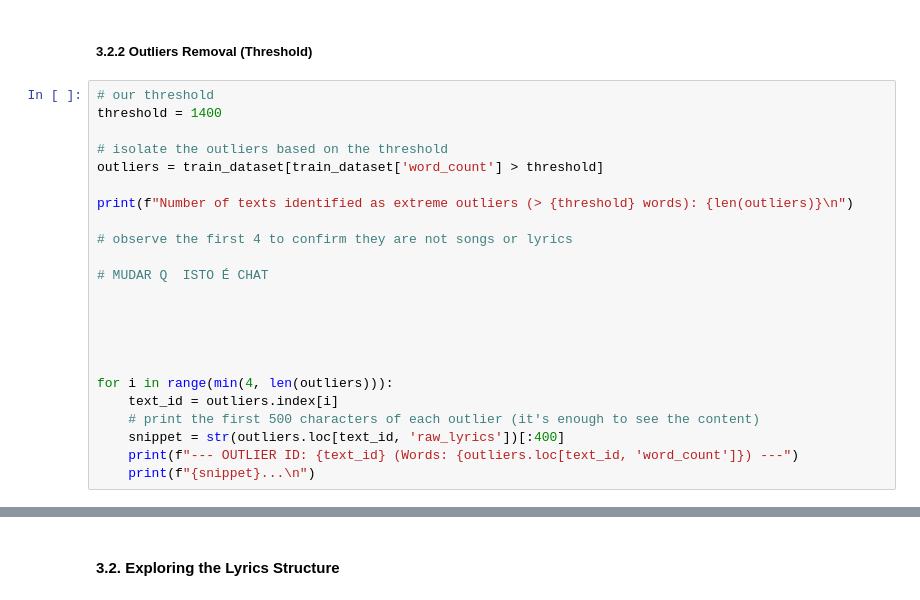
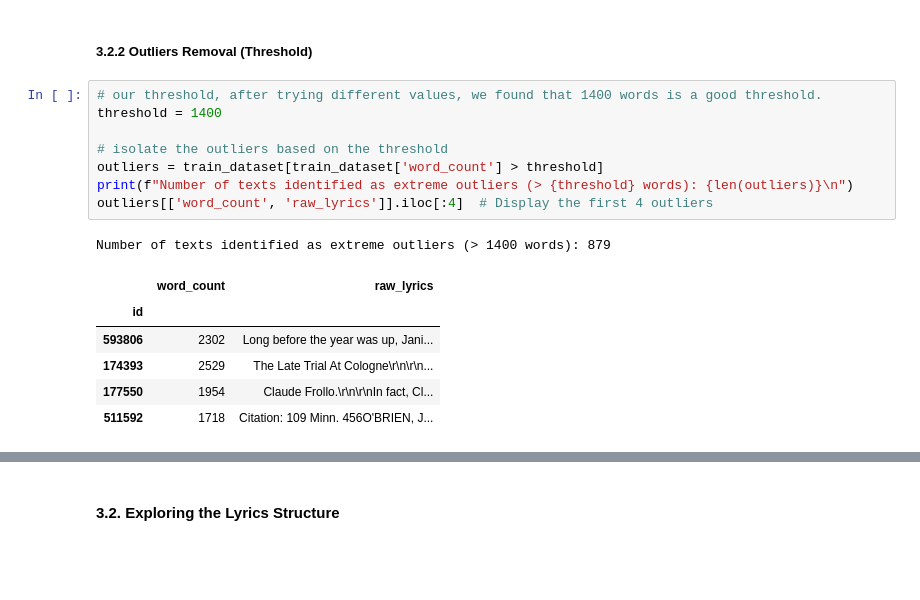
Before and after one commit to tiago2806/text-mining-project, a Jupyter notebook: 02 Data Exploration and Preprocessing.ipynb, the cells around one changed output, grey strips where cells are left out. Drawn from its saved outputs; the diff is of its cells as text; blank space fills up the shorter version.

```diff
--- a/02 Data Exploration and Preprocessing.ipynb
+++ b/02 Data Exploration and Preprocessing.ipynb
@@ -203,27 +325,20 @@ To ensure the integrity and quality of our model, we need to establish a maximum
 # %% [markdown]
 ##### **3.2.2 Outliers Removal (Threshold)**
 # %%
-# our threshold
+# our threshold, after trying different values, we found that 1400 words is a good threshold.
 threshold = 1400
 
 # isolate the outliers based on the threshold
 outliers = train_dataset[train_dataset['word_count'] > threshold]
-
 print(f"Number of texts identified as extreme outliers (> {threshold} words): {len(outliers)}\n")
-
-# observe the first 4 to confirm they are not songs or lyrics
-
-# MUDAR Q  ISTO É CHAT
-
-
-
-
-
-for i in range(min(4, len(outliers))):
-    text_id = outliers.index[i]
-    # print the first 500 characters of each outlier (it's enough to see the content)
-    snippet = str(outliers.loc[text_id, 'raw_lyrics'])[:400]
-    print(f"--- OUTLIER ID: {text_id} (Words: {outliers.loc[text_id, 'word_count']}) ---")
-    print(f"{snippet}...\n")
+outliers[['word_count', 'raw_lyrics']].iloc[:4]  # Display the first 4 outliers
+# %% [output]
+Number of texts identified as extreme outliers (> 1400 words): 879
+|  | word_count | raw_lyrics |
+| id |  |  |
+| 593806 | 2302 | Long before the year was up, Jani... |
+| 174393 | 2529 | The Late Trial At Cologne\r\n\r\n... |
+| 177550 | 1954 | Claude Frollo.\r\n\r\nIn fact, Cl... |
+| 511592 | 1718 | Citation: 109 Minn. 456O'BRIEN, J... |
 # %%
 train_dataset = train_dataset[train_dataset['word_count'] <= threshold]
```
Also changed, not shown: parts of 43 cells of this notebook.
